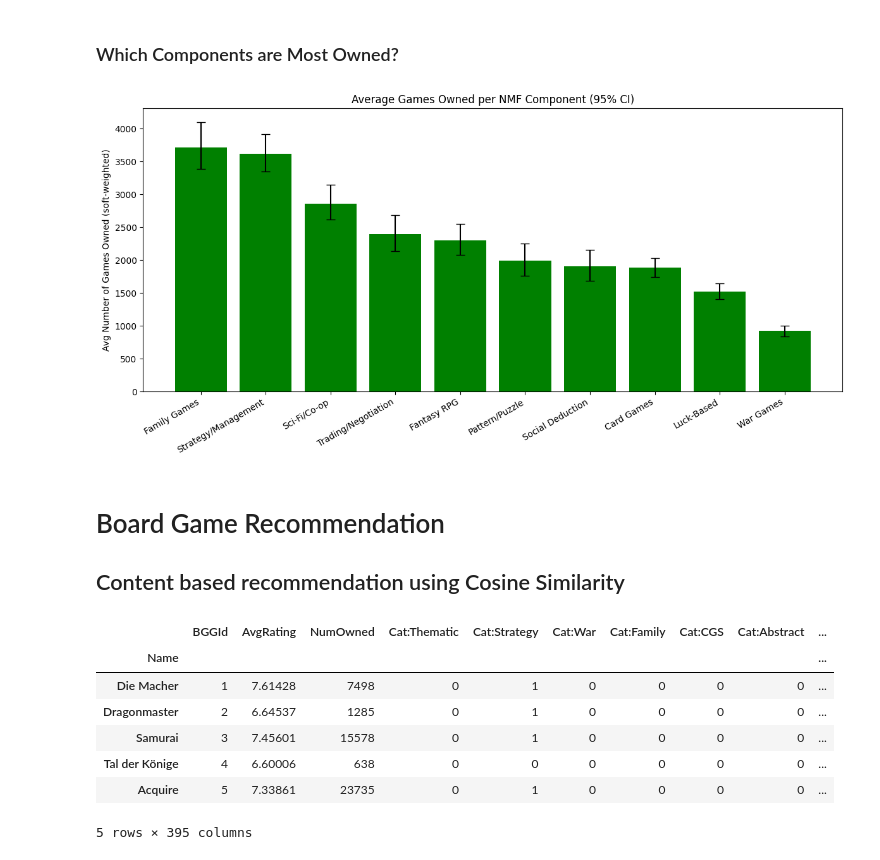
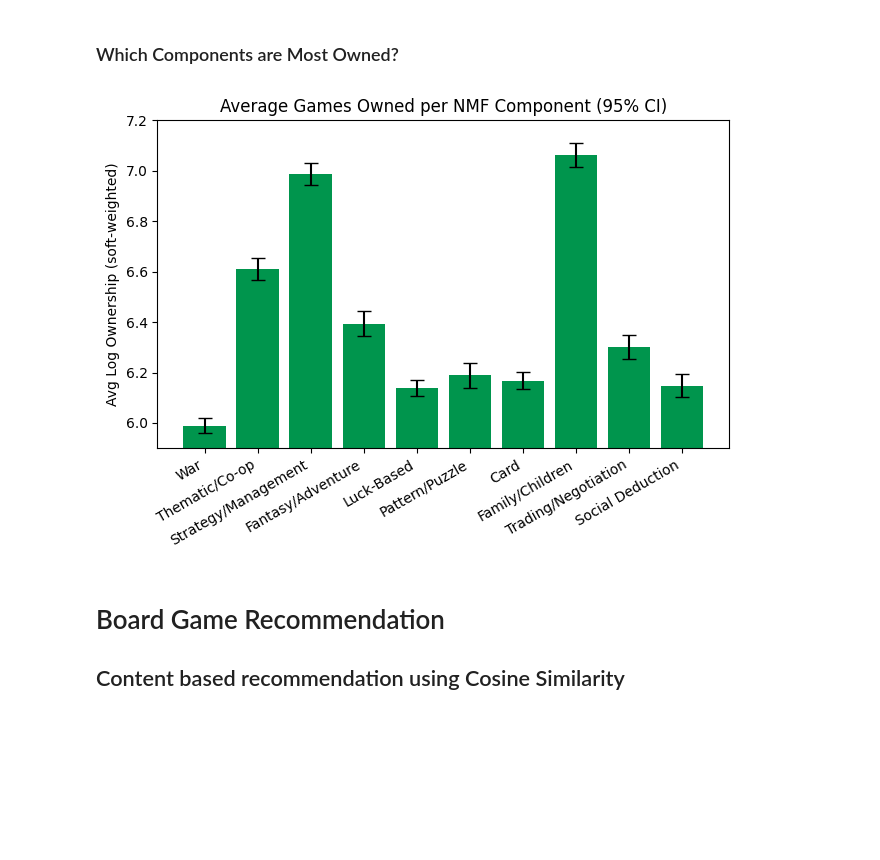
Before and after one commit to nathan-wheeler/boardgame-analysis, a Jupyter notebook: BGG_EDA.ipynb, the cells around one changed output. Saved outputs shown, nothing was run; the diff lists cells and outputs as text; code cells hidden in the pictures; blank space fills up the shorter version.

```diff
--- a/BGG_EDA.ipynb
+++ b/BGG_EDA.ipynb
@@ -574,7 +717,7 @@ Duplicate BGGIds: 0
 # %% [markdown]
 ### Generate Overall Dataset
 # %%
-overall_df = cat_df.merge(subcat, on ='BGGId',how = 'left').merge(themes, on ='BGGId',how = 'left').merge(mechanics, on ='BGGId',how = 'left')
+overall_df = cat_df.rename(columns={col: col.replace("Cat:", "") for col in cat_cols}).merge(subcat, on ='BGGId',how = 'left').merge(themes, on ='BGGId',how = 'left').merge(mechanics, on ='BGGId',how = 'left')
 overall_df.index = cat_df.index
 overall_df.head()
 # %% [output]
@@ -688,7 +841,7 @@ Percent of the Variance of NumOwned Explained: 0.263
 
 ## Determine Number of Groups to Extract
 # %%
-overall_NMF = overall_df.drop(columns=["BGGId", "AvgRating", "NumOwned"])
+overall_NMF = overall_df.drop(columns=["BGGId", "AvgRating", "NumOwned_Log"])
 
 error = []
 for k in range(1, 31):
@@ -712,10 +865,10 @@ nmf = NMF(n_components=n_components, init="nndsvd", random_state=123)
 W = nmf.fit_transform(overall_NMF)
 H = pd.DataFrame(nmf.components_, columns=overall_NMF.columns)
 
-top_features = H.apply(lambda row: row.nlargest(10).index.tolist(), axis=1)
+Component_Names = ["Card","War","Thematic/Co-op", "Strategy/Management", "Luck-Based", 'Pattern/Puzzle', "Social Deduction","Family/Children","Trading/Negotiation","Fantasy/Adventure"]
+
+top_features = H.apply(lambda row: row.nlargest(5).index.tolist(), axis=1)
 for i, features in enumerate(top_features):
     clean_names = [f.replace("Cat:", "") for f in features]
-    print(f"Group {i}: {', '.join(clean_names)}")
-
-Component_Names = ["Card Games","War Games","Sci-Fi/Co-op", "Strategy/Management", "Luck-Based", 'Pattern/Puzzle', "Social Deduction","Family Games","Trading/Negotiation","Fantasy RPG"]
+    print(f"{Component_Names[i]}: {', '.join(clean_names)}")
 # %% [output]
@@ -748,9 +901,10 @@ nmf_stats = pd.DataFrame({
 })
 
 nmf_stats = nmf_stats.sort_values("MeanRating", ascending=False)
+order_by_rating = nmf_stats["Component"].tolist()
 pos = np.arange(len(nmf_stats))
 
-plt.figure(figsize=(12, 6))
+plt.figure()
 plt.bar(
     pos,
     nmf_stats["MeanRating"],
@@ -758,13 +912,14 @@ plt.bar(
         nmf_stats["MeanRating"] - nmf_stats["CI_Lower"],
         nmf_stats["CI_Upper"] - nmf_stats["MeanRating"]
     ],
-    capsize=5
+    capsize=5,
+    color = '#0074ff'
 )
 sorted_names = [Component_Names[i] for i in nmf_stats["Component"]]
 plt.xticks(pos, sorted_names, rotation=30, ha='right')
 plt.ylabel("Avg Rating (soft-weighted)")
 plt.title("Average Rating per NMF Component (95% CI)")
 plt.tight_layout()
-plt.ylim(6,7)
+plt.ylim(5.9,7.2)
 plt.show()
 # %% [output]
@@ -772,58 +927,52 @@ plt.show()
 # %% [markdown]
 ### Which Components are Most Owned?
 # %%
-y = overall_df["NumOwned"].values
+y = overall_df["NumOwned_Log"].values
 
 boot_means = bootstrap_soft_averages(W, y)
 
 lower = np.percentile(boot_means, 2.5, axis=0)
 upper = np.percentile(boot_means, 97.5, axis=0)
 mean = np.mean(boot_means, axis=0)
 
 nmf_stats = pd.DataFrame({
     "Component": np.arange(n_components),
     "MeanRating": mean,
     "CI_Lower": lower,
     "CI_Upper": upper
 })
 
-nmf_stats = nmf_stats.sort_values("MeanRating", ascending=False)
+nmf_stats = (
+    nmf_stats.set_index("Component")
+                   .loc[order_by_rating]
+                   .reset_index()
+)
 pos = np.arange(len(nmf_stats))
 
-plt.figure(figsize=(12, 6))
+plt.figure()
 plt.bar(
     pos,
     nmf_stats["MeanRating"],
     yerr=[
         nmf_stats["MeanRating"] - nmf_stats["CI_Lower"],
         nmf_stats["CI_Upper"] - nmf_stats["MeanRating"]
     ],
     capsize=5,
-    color = 'green'
+    color = "#00954d"
 )
 sorted_names = [Component_Names[i] for i in nmf_stats["Component"]]
 plt.xticks(pos, sorted_names, rotation=30, ha='right')
-plt.ylabel("Avg Number of Games Owned (soft-weighted)")
+plt.ylabel("Avg Log Ownership (soft-weighted)")
 plt.title("Average Games Owned per NMF Component (95% CI)")
 plt.tight_layout()
+plt.ylim(5.9,7.2)
 plt.show()
 # %% [output]
-[figure, old version]
+[figure, new version]
 # %% [markdown]
 # Board Game Recommendation
 
 ## Content based recommendation using Cosine Similarity
-# %%
-overall_df.head()
-# %% [output]
-|  | BGGId | AvgRating | NumOwned | Cat:Thematic | Cat:Strategy | Cat:War | Cat:Family | Cat:CGS | Cat:Abstract | ... |
-| Name |  |  |  |  |  |  |  |  |  | ... |
-| Die Macher | 1 | 7.61428 | 7498 | 0 | 1 | 0 | 0 | 0 | 0 | ... |
-| Dragonmaster | 2 | 6.64537 | 1285 | 0 | 1 | 0 | 0 | 0 | 0 | ... |
-| Samurai | 3 | 7.45601 | 15578 | 0 | 1 | 0 | 0 | 0 | 0 | ... |
-| Tal der Könige | 4 | 6.60006 | 638 | 0 | 0 | 0 | 0 | 0 | 0 | ... |
-| Acquire | 5 | 7.33861 | 23735 | 0 | 1 | 0 | 0 | 0 | 0 | ... |
-5 rows × 395 columns
 # %%
 def recommend_similar_games(game_name, top_n=10):
     """
```
Also changed, not shown: parts of 36 cells of this notebook, 1 other file.
